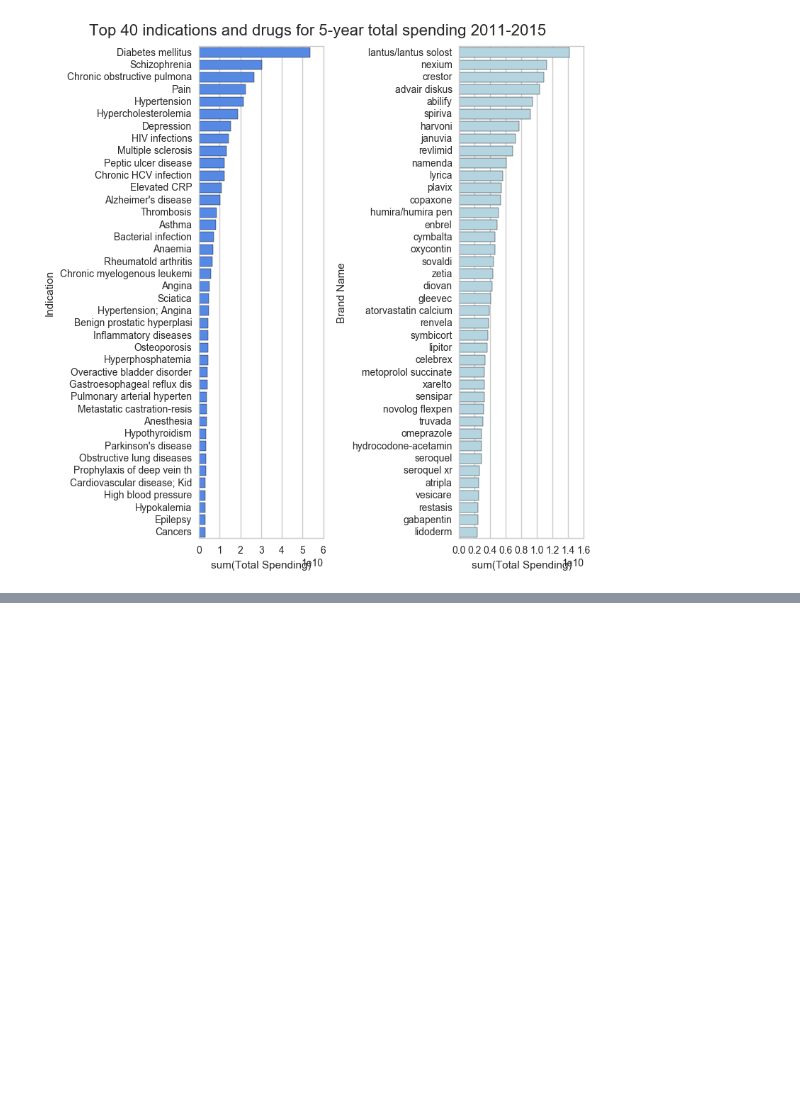
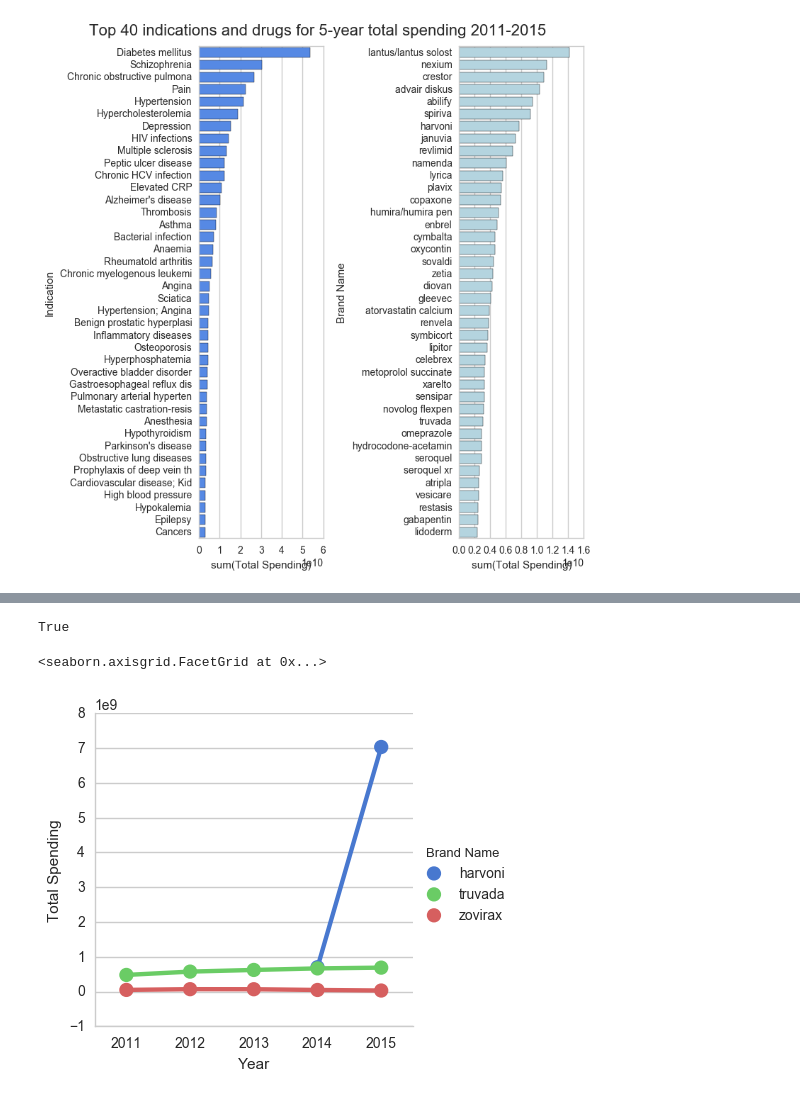
Before and after one commit to dariodata/medicare-drug-cost, a Jupyter notebook: plot_1_total_cost.ipynb, the cells around one changed output, grey strips where cells are left out. Drawn from its saved outputs; the diff is of its cells as text; code cells hidden in the pictures; blank space fills up the shorter version.

```diff
--- a/plot_1_total_cost.ipynb
+++ b/plot_1_total_cost.ipynb
@@ -57,3 +145,7 @@ plt.savefig('Top_100_indications_bubbles.png', dpi=300, bbox_inches='tight')
+# %%
+'truvada' in spend_2015_drug.sort_values('Beneficiary Count', ascending=False)['Beneficiary Count'][:600].index
+# %% [output]
+True
 # %%
 sns.swarmplot(x='Indication', y='Total Spending',
               data=data[data['Year']==2015].sort_values(by='Total Spending', ascending=False)[:1000])
@@ -70,5 +155,10 @@ plt.savefig('top_10_drugs.png', dpi=300, bbox_inches='tight')
 sns.jointplot(x='Beneficiary Count', y='Total Spending',
               data=data[data['Year']==2015])#[data['Brand Name'].isin(top_10_spend['Brand Name'])])
 # %%
-sns.factorplot(x='Year', y='Total Spending', hue='Brand Name', data=data[data['Brand Name'].isin(['TRUVADA ', 'ZOVIRAX ', 'TYSABRI '])])
+sns.factorplot(x='Year', y='Total Spending', hue='Brand Name', data=data[data['Brand Name'].isin(['truvada',
+                                                                                                  'zovirax',
+                                                                                                  'harvoni'])])
+# %% [output]
+<seaborn.axisgrid.FacetGrid at 0x...>
+[figure, added]
 # %%
```
Also changed, not shown: parts of 11 cells of this notebook.
